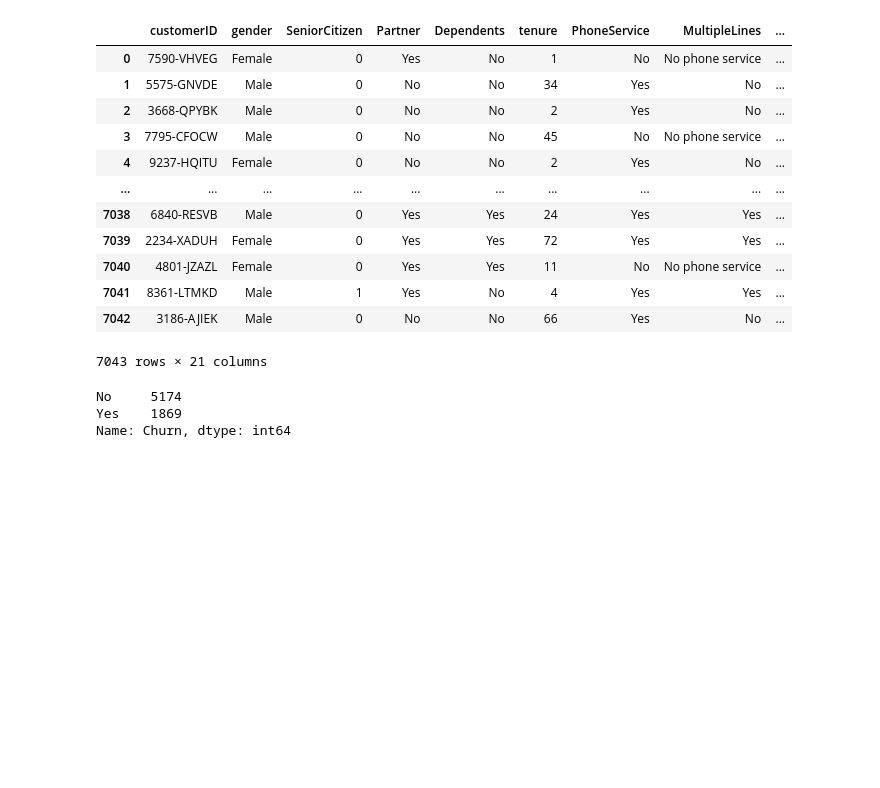
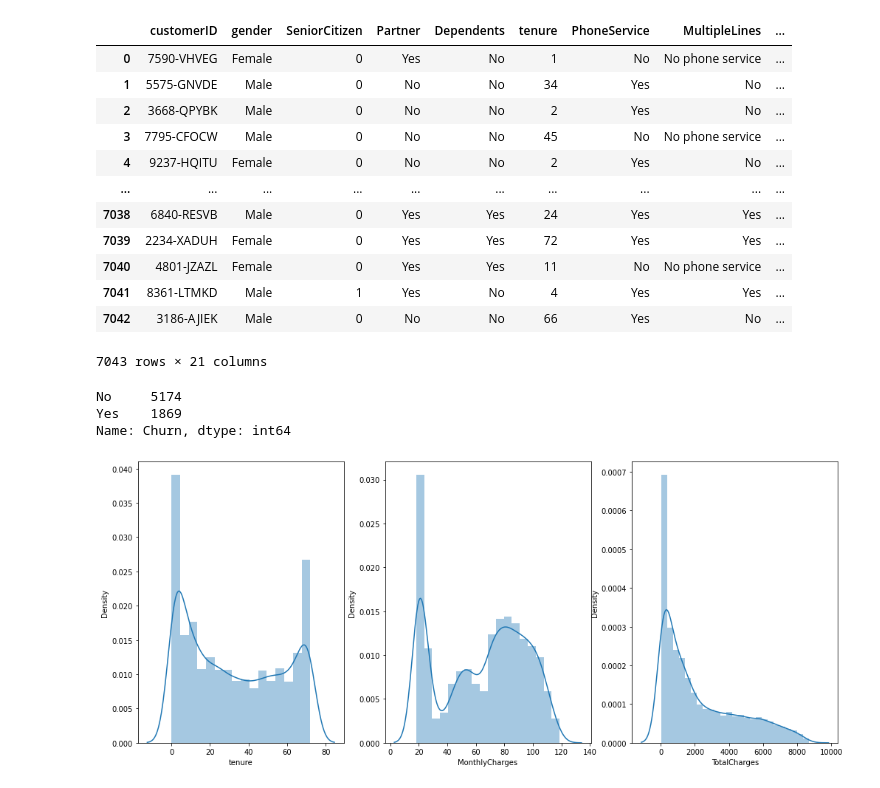
Before and after one commit to varun0712e/telecomchrun, a Jupyter notebook: Untitled21.ipynb, the cells around one changed output. Cells and saved outputs as stored; diff of their text form; code cells hidden in the pictures; blank space fills up the shorter version.

```diff
--- a/Untitled21.ipynb
+++ b/Untitled21.ipynb
@@ -27,3 +27,17 @@ df['Churn'].value_counts()
 No     5174
 Yes    1869
 Name: Churn, dtype: int64
+# %%
+df_num=df.select_dtypes(include='number')
+df_obj=df.select_dtypes(include='object')
+# %%
+df_num.drop('SeniorCitizen',axis=1,inplace=True)
+# %%
+import matplotlib.pyplot as plt
+plt.figure(figsize=(17,7))
+for i,col in enumerate(df_num):
+    plt.subplot(1,3,i+1)
+    sns.distplot(df_num[col])
+plt.show()
+# %% [output]
+[figure, added]
```
Also changed, not shown: parts of 85 cells of this notebook.
